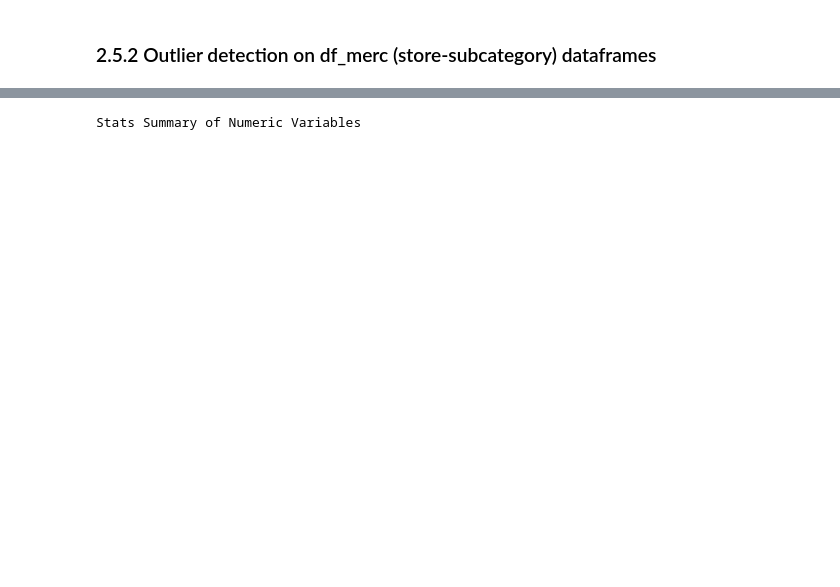
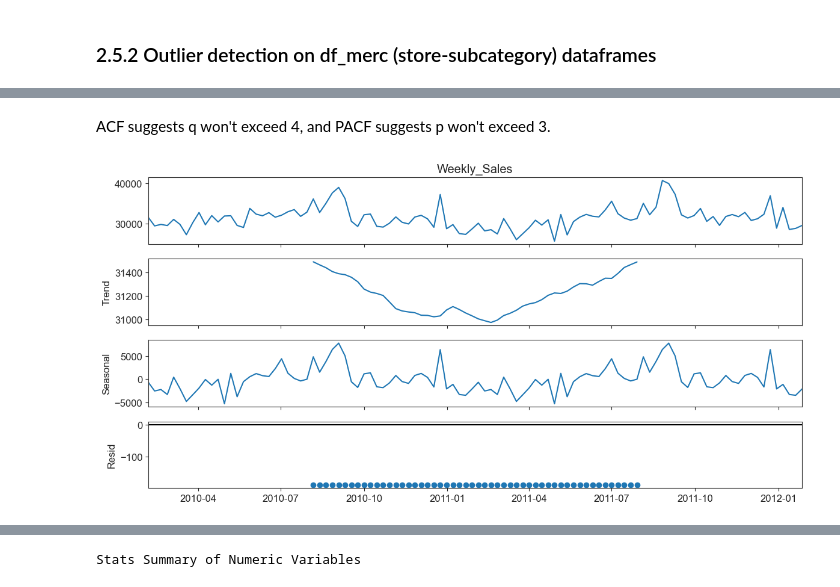
Before and after one commit to Dr-Spicy/WalmartForecast, a Jupyter notebook: Notebook.ipynb, the cells around one changed output, grey strips where cells are left out. Drawn from its saved outputs; the diff is of its cells as text; code cells hidden in the pictures; blank space fills up the shorter version.

```diff
--- a/Notebook.ipynb
+++ b/Notebook.ipynb
@@ -880,0 +955,9 @@ df_s19d4.loc[df_s19d4.IsHoliday==False, 'Weekly_Sales'] = ws_s19d4_nh['Weekly_Sa
+# %% [markdown]
+ACF suggests q won't exceed 4, and PACF suggests p won't exceed 3.
+# %%
+# show the seasonal decomposition
+decomp = seasonal_decompose(train['Weekly_Sales'],  period=52)
+decomp.plot()
+plt.show()
+# %% [output]
+[figure, added]
```
Also changed, not shown: parts of 30 cells of this notebook, 1 other file.
